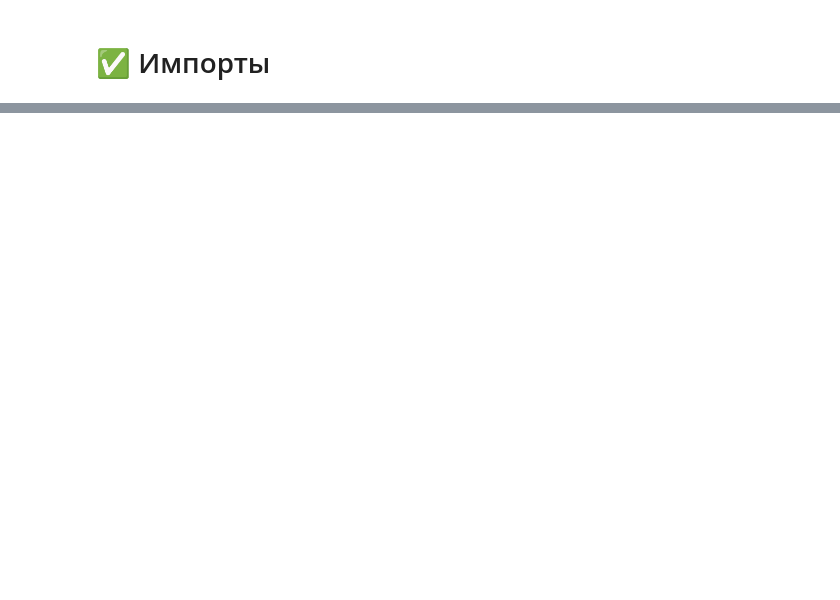
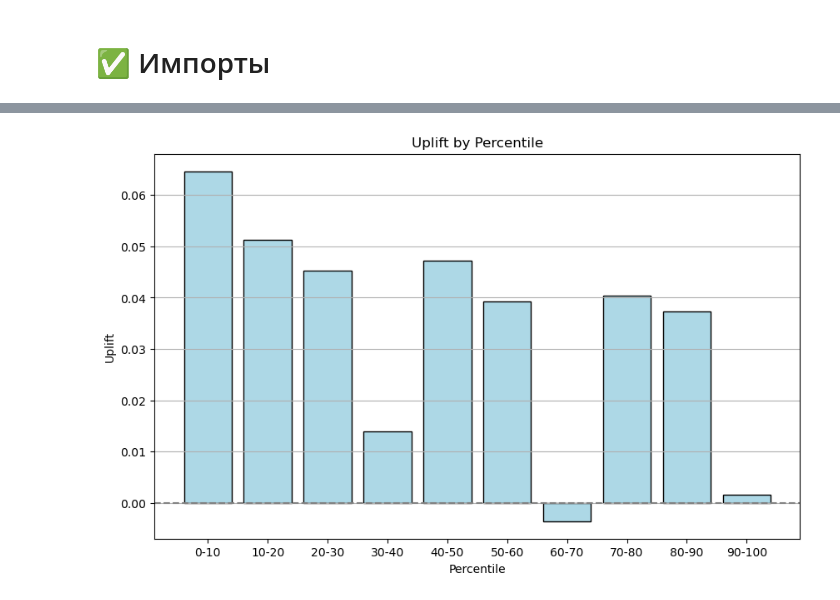
Before and after one commit to Romashka8/UpliftNinja, a Jupyter notebook: benchmarks.ipynb, the cells around one changed output, grey strips where cells are left out. Drawn from its saved outputs; the diff is of its cells as text; code cells hidden in the pictures; blank space fills up the shorter version.

```diff
--- a/benchmarks.ipynb
+++ b/benchmarks.ipynb
@@ -345,0 +33,2 @@ auuq_test -0.15339137562549263
+# %%
+DATA_PATH = 'data/retailhero-uplift/data'
@@ -345,0 +182,35 @@ auuq_test -0.15339137562549263
+# %%
+X_train_full = train_full[baseline_selector]
+y_full = train_full[target_name]
+treat_full = train_full[treatment_name]
+
+X_test = test_full[[
+    feat for feat in baseline_selector
+         if feat not in ('target', 'treatment_flg', target_name, treatment_name)
+]]
+
+X_train, X_val, y_train, y_val, treat_train, treat_val = train_test_split(
+    X_train_full, y_full, treat_full,
+    test_size=0.2,
+    random_state=42,
+    stratify=treat_full.astype(str) + y_full.astype(str)
+)
+
+# Two-Model подход: обучаем отдельные модели для treatment и control
+tm = TwoModels(
+    estimator_trmnt=RandomForestClassifier(n_estimators=100, random_state=42),
+    estimator_ctrl=RandomForestClassifier(n_estimators=100, random_state=42),
+    method='vanilla'  # разность предсказаний: P(Y=1|X,T=1) - P(Y=1|X,T=0)
+)
+# %%
+%%time
+
+tm = TwoModels(
+    estimator_trmnt=RandomForestClassifier(n_estimators=200, max_depth=8, random_state=42, n_jobs=-1),
+    estimator_ctrl=RandomForestClassifier(n_estimators=200, max_depth=8, random_state=42, n_jobs=-1),
+    method='vanilla'
+)
+
+tm.fit(X_train, y_train, treat_train)
+
+uplift_val = tm.predict(X_val)
@@ -345,0 +279,9 @@ auuq_test -0.15339137562549263
+# %%
+plot_uplift_by_percentile(
+    y_val,
+    uplift_val,
+    treat_val
+)
+plt.show()
+# %% [output]
+[figure, added]
```
Also changed, not shown: parts of 44 cells of this notebook.
